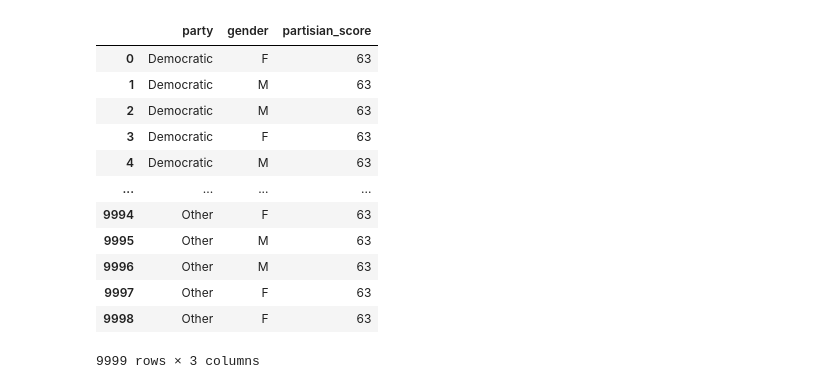
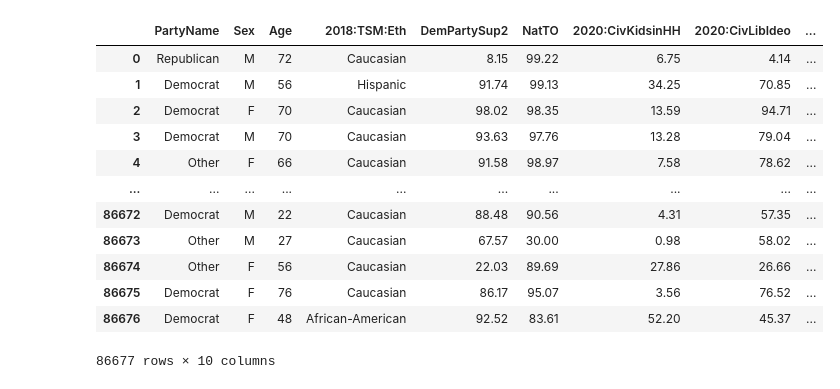
Before and after one commit to leomerits/Arizona_Election_Project, a Jupyter notebook: Machine_learning/Draft_machine_learning.ipynb, the cells around one changed output. Drawn from its saved outputs; the diff is of its cells as text; code cells hidden in the pictures.

```diff
--- a/Machine_learning/Draft_machine_learning.ipynb
+++ b/Machine_learning/Draft_machine_learning.ipynb
@@ -69,20 +81,31 @@ Arizona_Election_df
 # %%
-#drop any null or nan in the data frame
-Arizona_Election_df.dropna(axis = 0, how = "any", thresh = None, subset = None, inplace=False)
-Arizona_Election_df
+# #drop any null or nan in the data frame
+# Arizona_Election_df.dropna(axis = 0, how = "any", thresh = None, subset = None, inplace=False)
+# Arizona_Election_df not longer needed
-# %% [output]
-|  | party | gender | partisian_score |
-| 0 | Democratic | F | 63 |
-| 1 | Democratic | M | 63 |
-| 2 | Democratic | M | 63 |
-| 3 | Democratic | F | 63 |
-| 4 | Democratic | M | 63 |
-| ... | ... | ... | ... |
-| 9994 | Other | F | 63 |
-| 9995 | Other | M | 63 |
-| 9996 | Other | M | 63 |
-| 9997 | Other | F | 63 |
-| 9998 | Other | F | 63 |
-9999 rows × 3 columns
+# %%
+# Convert the target column values to low_chance and high_chance based on their values
+x = {'False': 'Low_chance'}
+Arizona_Election_df = Arizona_Election_df.replace(x)
+
+x = dict.fromkeys(['True'], 'High_Chance')
+Arizona_Election_df = Arizona_Election_df.replace(x)
+
+Arizona_Election_df.reset_index(inplace=True, drop=True)
+
+Arizona_Election_df
+# %% [output]
+|  | PartyName | Sex | Age | 2018:TSM:Eth | DemPartySup2 | NatTO | 2020:CivKidsinHH | 2020:CivLibIdeo | ... |
+| 0 | Republican | M | 72 | Caucasian | 8.15 | 99.22 | 6.75 | 4.14 | ... |
+| 1 | Democrat | M | 56 | Hispanic | 91.74 | 99.13 | 34.25 | 70.85 | ... |
+| 2 | Democrat | F | 70 | Caucasian | 98.02 | 98.35 | 13.59 | 94.71 | ... |
+| 3 | Democrat | M | 70 | Caucasian | 93.63 | 97.76 | 13.28 | 79.04 | ... |
+| 4 | Other | F | 66 | Caucasian | 91.58 | 98.97 | 7.58 | 78.62 | ... |
+| ... | ... | ... | ... | ... | ... | ... | ... | ... | ... |
+| 86672 | Democrat | M | 22 | Caucasian | 88.48 | 90.56 | 4.31 | 57.35 | ... |
+| 86673 | Other | M | 27 | Caucasian | 67.57 | 30.00 | 0.98 | 58.02 | ... |
+| 86674 | Other | F | 56 | Caucasian | 22.03 | 89.69 | 27.86 | 26.66 | ... |
+| 86675 | Democrat | F | 76 | Caucasian | 86.17 | 95.07 | 3.56 | 76.52 | ... |
+| 86676 | Democrat | F | 48 | African-American | 92.52 | 83.61 | 52.20 | 45.37 | ... |
+86677 rows × 10 columns
 # %%
 #converting label columns from txt to numerical model can only work with numberical numbers
```
Also changed, not shown: parts of 14 cells of this notebook, 2 other files.
